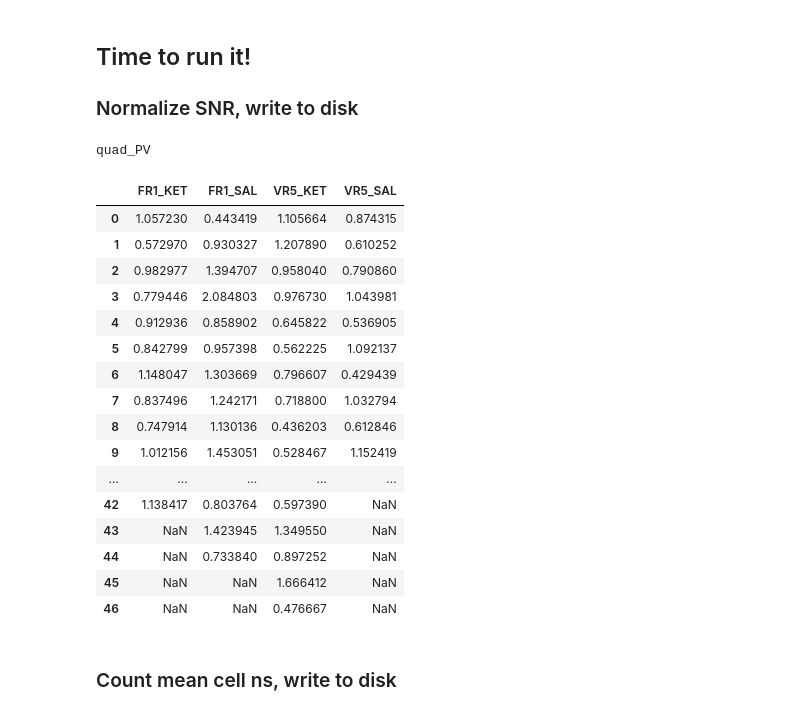
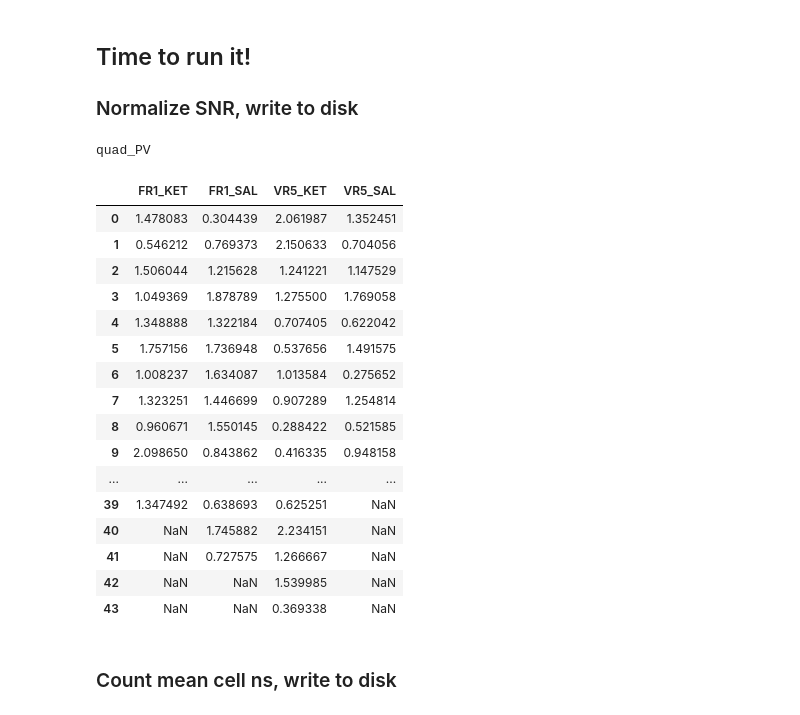
Before and after one commit to jonny-ramos/LRI, a Jupyter notebook: Image ROI Data Wrangling/KETAMINE-VR5/updated doublet roi selection/colocalized data/KET-VR5 Image Data Wrangling, SNR thresholding.ipynb, the cells around one changed output. Drawn from its saved outputs; the diff is of its cells as text; code cells hidden in the pictures.

Commit message:
completed SNR thresholding and mean-background adjustment. Added functionality to ensure that in colocalized cell groups, only complete groups are retained after SNR thresholding.

```diff
--- a/Image ROI Data Wrangling/KETAMINE-VR5/updated doublet roi selection/colocalized data/KET-VR5 Image Data Wrangling, SNR thresholding.ipynb
+++ b/Image ROI Data Wrangling/KETAMINE-VR5/updated doublet roi selection/colocalized data/KET-VR5 Image Data Wrangling, SNR thresholding.ipynb
@@ -481,5 +655,0 @@ Total n of duplicated rows:
-# %%
-df_coloc['snr'] = df_coloc.mean_intensity.astype('f') / df_coloc.background.astype('f')
-
-# let's take a look
-df_coloc.head()
@@ -537,43 +701,23 @@ Name: snr, dtype: float64
 ## Normalizing SNR
 all parameterized functions will get set aside into module for future use and standardization.
 # %%
-def normalize_intensity(df, norm_condition):
+def normalize_intensity(df, norm_condition, col='mean-background'):
     '''
     computes the mean of rows of the norm_condition and divides mean-background by this mean,
     normalizing all data to the mean of the norm_condition. sets normalized value into new
     column called "norm mean-background" and returns new dataframe containing normalized intensity.
     '''
     df_norm = df[df.treatment == norm_condition]
-    norm_mean = df_norm['mean-background'].astype('f').mean()
+    norm_mean = df_norm[col].astype('f').mean()
 
     df_norm = df.copy(deep=True)
-    df_norm['norm_mean-background'] = df['mean-background'].astype('f') / norm_mean
+    df_norm[f'norm_{col}'] = df[col].astype('f') / norm_mean
 
     # quickly check that the mean of the norm condition is set to about 1.00000
     # this is never exatly 1 due to small rounding errors from floating point operations
-    assert round(df_norm[df_norm.treatment == norm_condition]['norm mean-background'].mean(), 5) == 1
+    assert round(df_norm[df_norm.treatment == norm_condition][f'norm_{col}'].mean(), 5) == 1
 
     return df_norm
-
-def normalize_snr(df, norm_condition):
-    '''
-    computes the mean of rows of the norm_condition and divides mean-background by this mean,
-    normalizing all data to the mean of the norm_condition. sets normalized value into new
-    column called "norm mean-background" and returns new dataframe containing normalized intensity.
-    '''
-    #df_norm = df[df.treatment == norm_condition]
-    df_norm = df.query(f'treatment == "{norm_condition}"')
-    norm_mean = df_norm['snr'].astype('f').mean()
-
-    df_norm = df.copy(deep=True)
-    df_norm['norm_snr'] = df.snr.astype('f') / norm_mean
-
-    # quickly check that the mean of the norm condition is set to about 1.00000
-    # this is never exatly 1 due to small rounding errors from floating point operations
-    assert round(df_norm[df_norm.treatment == norm_condition].norm_snr.mean(), 5) == 1
-
-    return df_norm
-
 
 def prism_reorg(df, col='norm_mean-background'):
     '''
@@ -755,41 +899,41 @@ def mean_cell_n(df_stain, df_full, cols, sid, iid, return_counts=False):
 ### Normalize SNR, write to disk
 # %%
 group = 'KET-VR5'
-for stain in df_threshold.coloc_stain_type.unique():
+for stain in df_adjusted.coloc_stain_type.unique():
 
     # split by stain
-    df_stain = df_threshold.query(f'coloc_stain_type == "{stain}"')
+    df_stain = df_adjusted.query(f'coloc_stain_type == "{stain}"')
 
     # normalize to FR1_SAL
-    df_norm = normalize_snr(df_stain, norm_condition='FR1_SAL')
-    df_norm.to_csv(f'{group}_{stain}_single_NORM.csv')
+    df_norm = normalize_intensity(df_stain, norm_condition='FR1_SAL', col='adjusted_mean-background')
+    df_norm.to_csv(f'{group}_{stain}_NORM.csv')
 
     # reorganize into cols for prism
-    df_prism = prism_reorg(df_norm, col='norm_snr')
+    df_prism = prism_reorg(df_norm, col='norm_adjusted_mean-background')
     df_prism.to_csv(f'{group}_{stain}_PRISM.csv')
 
 # let's take a look at one of our final output dataframes, organized for entry into prism
 print(stain)
 df_prism
 # %% [output]
 quad_PV
 |  | FR1_KET | FR1_SAL | VR5_KET | VR5_SAL |
-| 0 | 1.057230 | 0.443419 | 1.105664 | 0.874315 |
-| 1 | 0.572970 | 0.930327 | 1.207890 | 0.610252 |
-| 2 | 0.982977 | 1.394707 | 0.958040 | 0.790860 |
-| 3 | 0.779446 | 2.084803 | 0.976730 | 1.043981 |
-| 4 | 0.912936 | 0.858902 | 0.645822 | 0.536905 |
-| 5 | 0.842799 | 0.957398 | 0.562225 | 1.092137 |
-| 6 | 1.148047 | 1.303669 | 0.796607 | 0.429439 |
-| 7 | 0.837496 | 1.242171 | 0.718800 | 1.032794 |
-| 8 | 0.747914 | 1.130136 | 0.436203 | 0.612846 |
-| 9 | 1.012156 | 1.453051 | 0.528467 | 1.152419 |
+| 0 | 1.478083 | 0.304439 | 2.061987 | 1.352451 |
+| 1 | 0.546212 | 0.769373 | 2.150633 | 0.704056 |
+| 2 | 1.506044 | 1.215628 | 1.241221 | 1.147529 |
+| 3 | 1.049369 | 1.878789 | 1.275500 | 1.769058 |
+| 4 | 1.348888 | 1.322184 | 0.707405 | 0.622042 |
+| 5 | 1.757156 | 1.736948 | 0.537656 | 1.491575 |
+| 6 | 1.008237 | 1.634087 | 1.013584 | 0.275652 |
+| 7 | 1.323251 | 1.446699 | 0.907289 | 1.254814 |
+| 8 | 0.960671 | 1.550145 | 0.288422 | 0.521585 |
+| 9 | 2.098650 | 0.843862 | 0.416335 | 0.948158 |
 | ... | ... | ... | ... | ... |
-| 42 | 1.138417 | 0.803764 | 0.597390 | NaN |
-| 43 | NaN | 1.423945 | 1.349550 | NaN |
-| 44 | NaN | 0.733840 | 0.897252 | NaN |
-| 45 | NaN | NaN | 1.666412 | NaN |
-| 46 | NaN | NaN | 0.476667 | NaN |
+| 39 | 1.347492 | 0.638693 | 0.625251 | NaN |
+| 40 | NaN | 1.745882 | 2.234151 | NaN |
+| 41 | NaN | 0.727575 | 1.266667 | NaN |
+| 42 | NaN | NaN | 1.539985 | NaN |
+| 43 | NaN | NaN | 0.369338 | NaN |
 # %% [markdown]
 ### Count mean cell ns, write to disk
 # %%
```
Also changed, not shown: parts of 16 cells of this notebook, 4 other files.
